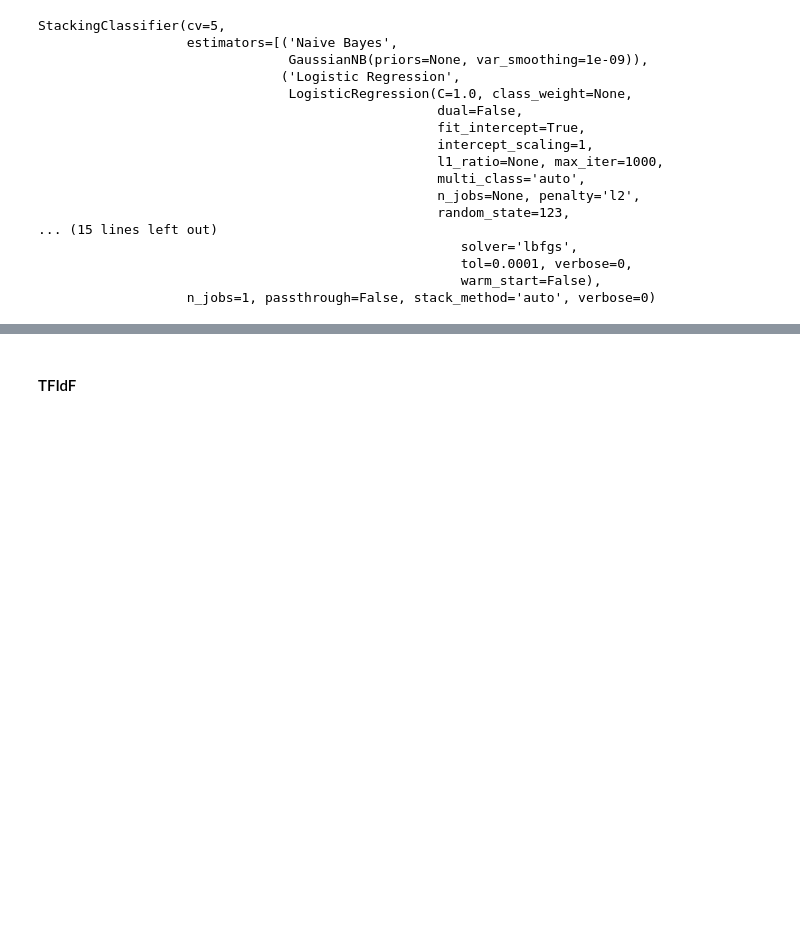
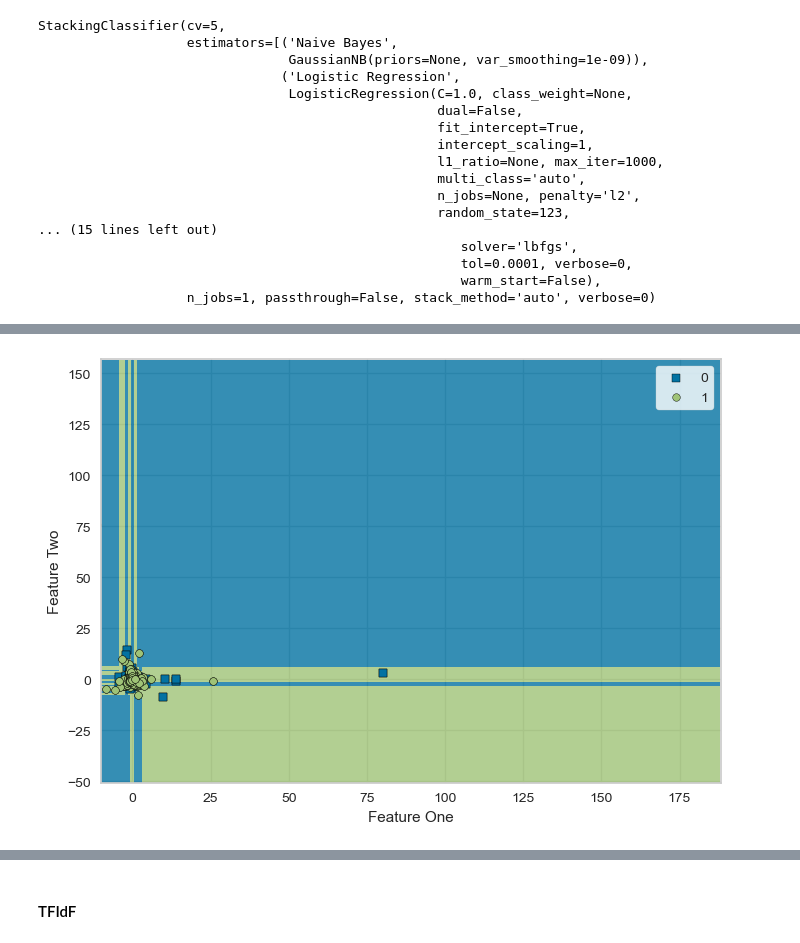
Before and after one commit to cecile-aie/oc_aiep7, a Jupyter notebook: P7_approche_classique.ipynb, the cells around one changed output, grey strips where cells are left out. Cells and saved outputs as stored; diff of their text form; code cells hidden in the pictures; blank space fills up the shorter version.

```diff
--- a/P7_approche_classique.ipynb
+++ b/P7_approche_classique.ipynb
@@ -173,0 +194,3 @@ plot_model(tuned_model, plot = 'auc') # Erreur sur les matrices creuses, même e
+# %%
+plot_model(tuned_model, plot = 'boundary') # sans normalisation
+# %% [output]
@@ -174,2 +198,3 @@ plot_model(tuned_model, plot = 'auc') # Erreur sur les matrices creuses, même e
+[figure, added]
 # %%
 plot_model(tuned_model, plot = 'class_report') # boundary: Erreur sur les matrices creuses, même en normalisant.
```
Also changed, not shown: parts of 34 cells of this notebook, 3 other files.
